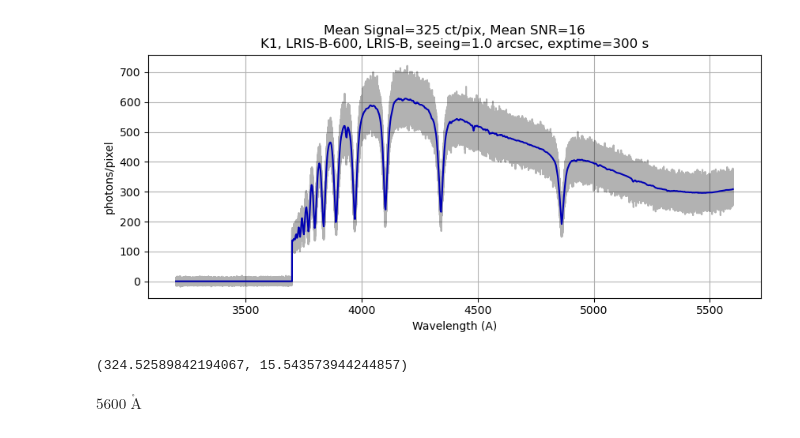
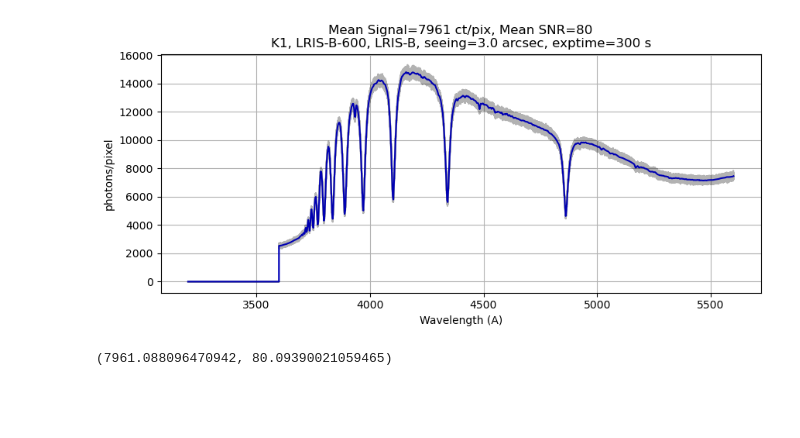
Before and after one commit to joshwalawender/SpecETC, a Jupyter notebook: Sandbox.ipynb, the cells around one changed output. Saved outputs shown, nothing was run; the diff lists cells and outputs as text; code cells hidden in the pictures; blank space fills up the shorter version.

```diff
--- a/Sandbox.ipynb
+++ b/Sandbox.ipynb
@@ -21,9 +21,5 @@ SpecETC(sp, exptime=300*u.second, seeing=3.0*u.arcsec, telescope=ACF14reduced, s
 # %%
-SpecETC(sp, exptime=300*u.second, seeing=1.0*u.arcsec, telescope=K1, spectrograph=LRISBlue600, detector=LRISB)
+SpecETC(sp, exptime=300*u.second, seeing=3.0*u.arcsec, telescope=K1, spectrograph=LRISBlue600, detector=LRISB)
 # %% [output]
-[figure, old version]
+[figure, new version]
-(324.52589842194067, 15.543573944244857)
+(7961.088096470942, 80.09390021059465)
-# %%
-LRISBlue600.grating_efficiency.waveset[-1]
-# %% [output]
-$5600 \; \mathrm{\mathring{A}}$
```
Also changed, not shown: parts of 3 cells of this notebook.
